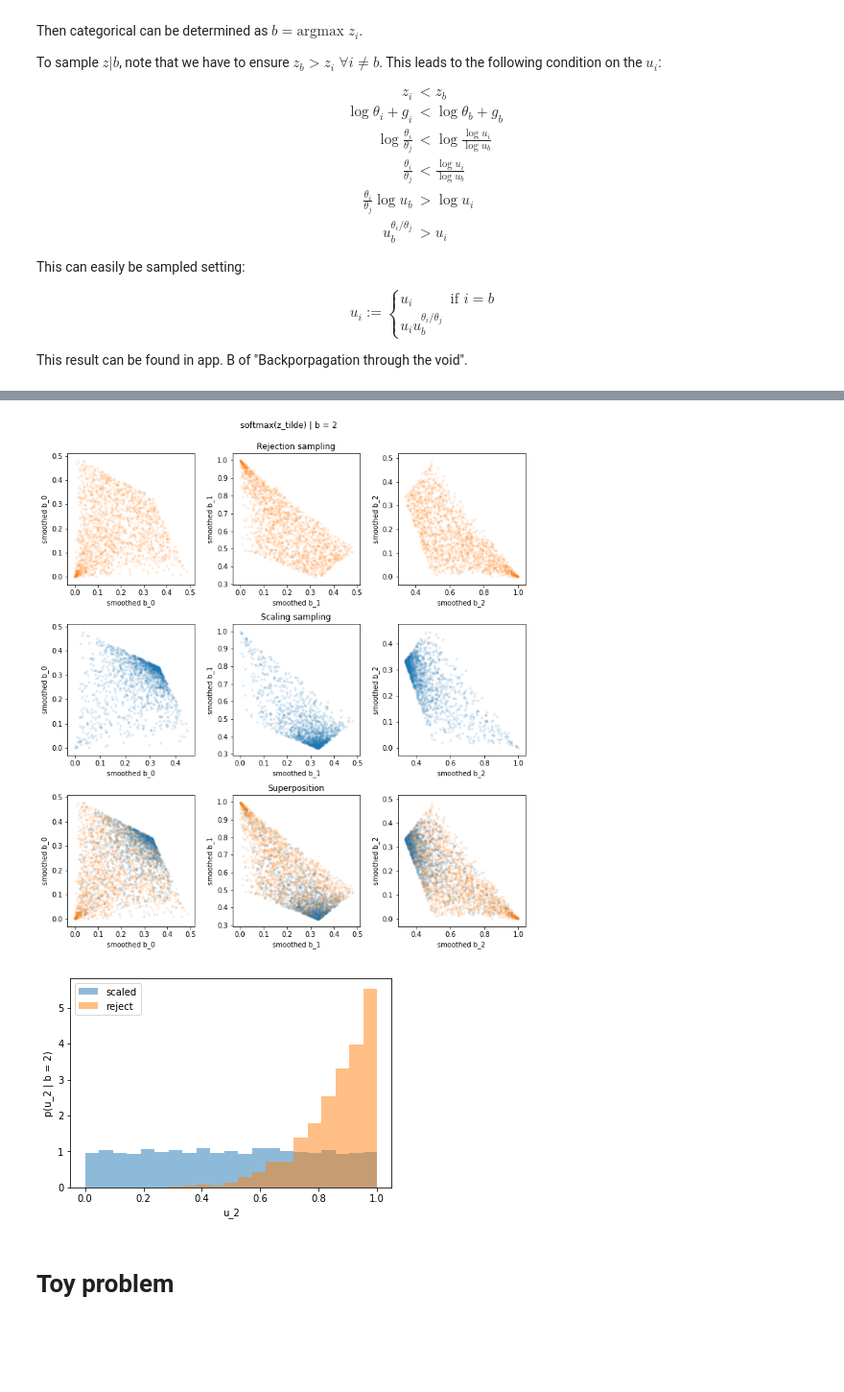
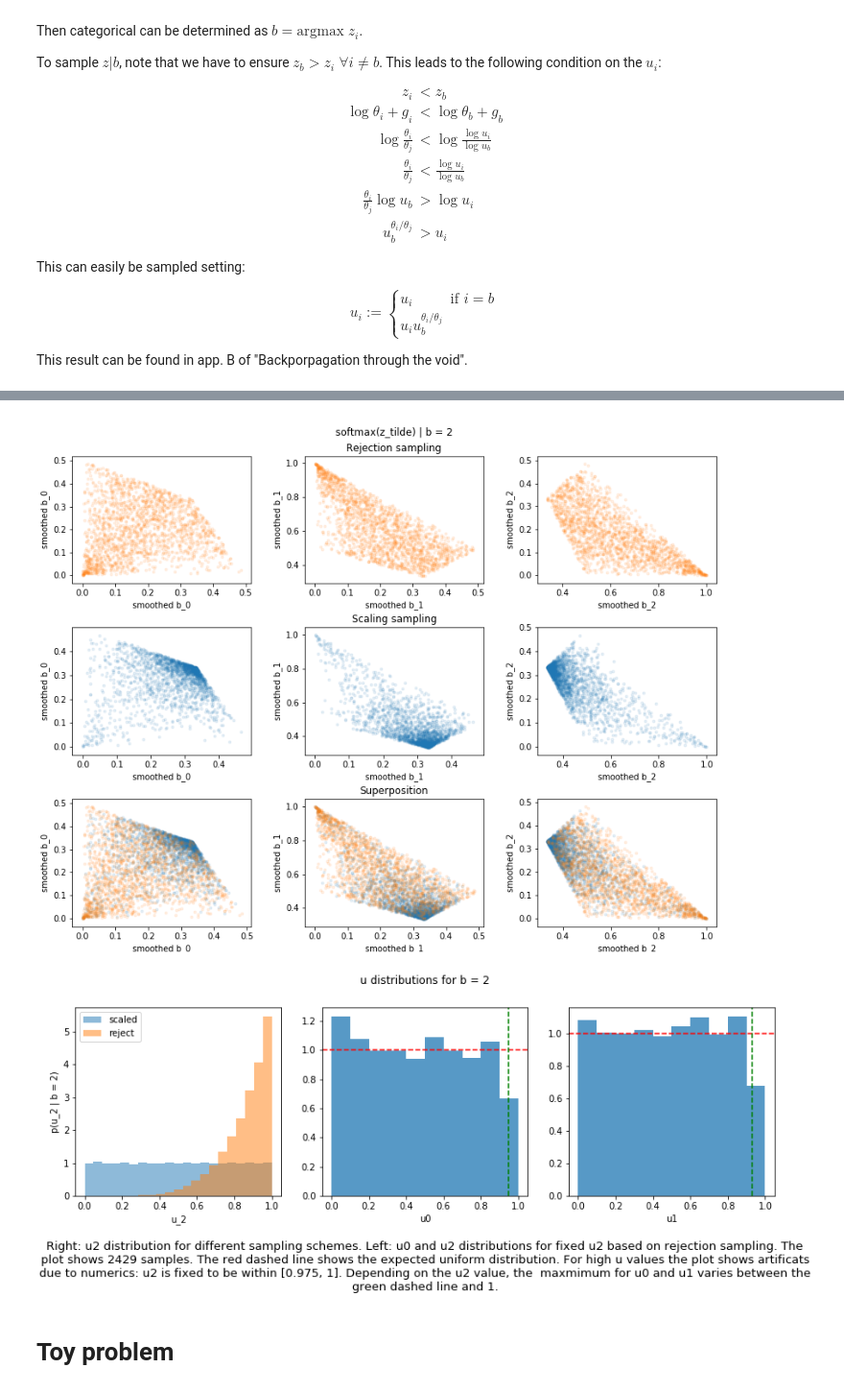
Before and after one commit to chmp/misc-exp, a Jupyter notebook: BuildingBlocks/BlackBox.ipynb, the cells around one changed output, grey strips where cells are left out. Shown at 96% size. Drawn from its saved outputs; the diff is of its cells as text; code cells hidden in the pictures; blank space fills up the shorter version.

```diff
--- a/BuildingBlocks/BlackBox.ipynb
+++ b/BuildingBlocks/BlackBox.ipynb
@@ -343,15 +344,15 @@ def _plot():
 @define
 def _plot():
     blue, green = get_color_cycle(2)
-    _, N = reject_b_given2.shape
+    N = 2000
 
-    plt.figure(figsize=(12, 12))
+    plt.figure(figsize=(12, 9))
+    plt.subplots_adjust(wspace=0.3, hspace=0.35, top=0.925, bottom=0.05, right=0.95, left=0.05)
     plt.suptitle('softmax(z_tilde) | b = 2')
-    plt.subplots_adjust(hspace=0.3, wspace=0.3, top=0.925)
     for idx in range(3):
         plt.subplot(3, 3, 1 + idx)
         plt.scatter(
-            reject_b_given2[(idx + 0) % 3, :], reject_b_given2[(idx + 1) % 3, :],
+            reject_b_given2[(idx + 0) % 3, :N], reject_b_given2[(idx + 1) % 3, :N],
             alpha=0.1, marker='.', color=green,
         )
         mpl_set(xlabel=f'smoothed b_{(idx + 0) % 3}', ylabel=f'smoothed b_{(idx + 0) % 3}')
@@ -374,29 +375,60 @@ def _plot():
             alpha=0.1, marker='.', color=blue,
         )
         plt.scatter(
-            reject_b_given2[(idx + 0) % 3, :], reject_b_given2[(idx + 1) % 3, :],
+            reject_b_given2[(idx + 0) % 3, :N], reject_b_given2[(idx + 1) % 3, :N],
             alpha=0.1, marker='.', color=green,
         )
         mpl_set(xlabel=f'smoothed b_{(idx + 0) % 3}', ylabel=f'smoothed b_{(idx + 0) % 3}')
         if idx == 1:
             plt.title('Superposition')
 # %% [output]
-[figure, old version]
+[figure, new version]
-# %%
-@define
-def _plot():
-    blue, green = get_color_cycle(2)
-    plt.hist(
-        scaled_u_given2[2, :],
-        bins=21, range=(0, 1), alpha=0.5, normed=True, color=blue, label='scaled',
-    )
-    plt.hist(
-        reject_u_given2[2, :],
-        bins=21, range=(0, 1), alpha=0.5, normed=True, color=green, label='reject',
-    )
-    mpl_set(legend=True, xlabel='u_2', ylabel='p(u_2 | b = 2)')
-# %% [output]
-[figure, removed]
+# %%
+@define
+def _plot():
+    blue, green = get_color_cycle(2)
+    cutoff = 0.975
+    u1, u2, _ = reject_u_given2[:, (cutoff < reject_u_given2[2, :])]
+
+    plt.figure(figsize=(12, 5))
+    plt.subplots_adjust(left=0.05, right=0.95, bottom=0.3)
+    plt.suptitle(f'u distributions for b = 2')
+
+    plt.subplot(1, 3, 1)
+    plt.hist(
+        scaled_u_given2[2, :],
+        bins=21, range=(0, 1), alpha=0.5, normed=True, color=blue, label='scaled',
+    )
+    plt.hist(
+        reject_u_given2[2, :],
+        bins=21, range=(0, 1), alpha=0.5, normed=True, color=green, label='reject',
+    )
+    mpl_set(legend=True, xlabel='u_2', ylabel='p(u_2 | b = 2)')
+
+    plt.subplot(1, 3, 2)
+    plt.hist(u1, bins=10, range=(0, 1), normed=True, alpha=0.75)
+    plt.axhline(y=1.0, ls='--', color='r')
+    plt.axvline(x=cutoff ** (pi[0] / pi[2]), color='g', ls='--')
+    mpl_set(xlabel='u0')
+
+    plt.subplot(1, 3, 3)
+    plt.hist(u2, bins=10, range=(0, 1), normed=True, alpha=0.75)
+    plt.axhline(y=1.0, ls='--', color='r')
+    plt.axvline(x=cutoff ** (pi[1] / pi[2]), color='g', ls='--')
+    mpl_set(xlabel='u1')
+
+    caption(f'''
+        Right: u2 distribution for different sampling schemes.
+        Left: u0 and u2 distributions for fixed u2 based on rejection sampling.
+        The plot shows {len(u1)} samples.
+        The red dashed line shows the expected uniform distribution.
+        For high u values the plot shows artificats due to numerics:
+        u2 is fixed to be within [{cutoff}, 1].
+        Depending on the u2 value, the  maxmimum for u0 and u1 varies
+        between the green dashed line and 1.
+    ''')
+# %% [output]
+[figure, added]
 # %% [markdown]
 # Toy problem
 # %%
```
Also changed, not shown: parts of 8 cells of this notebook.
